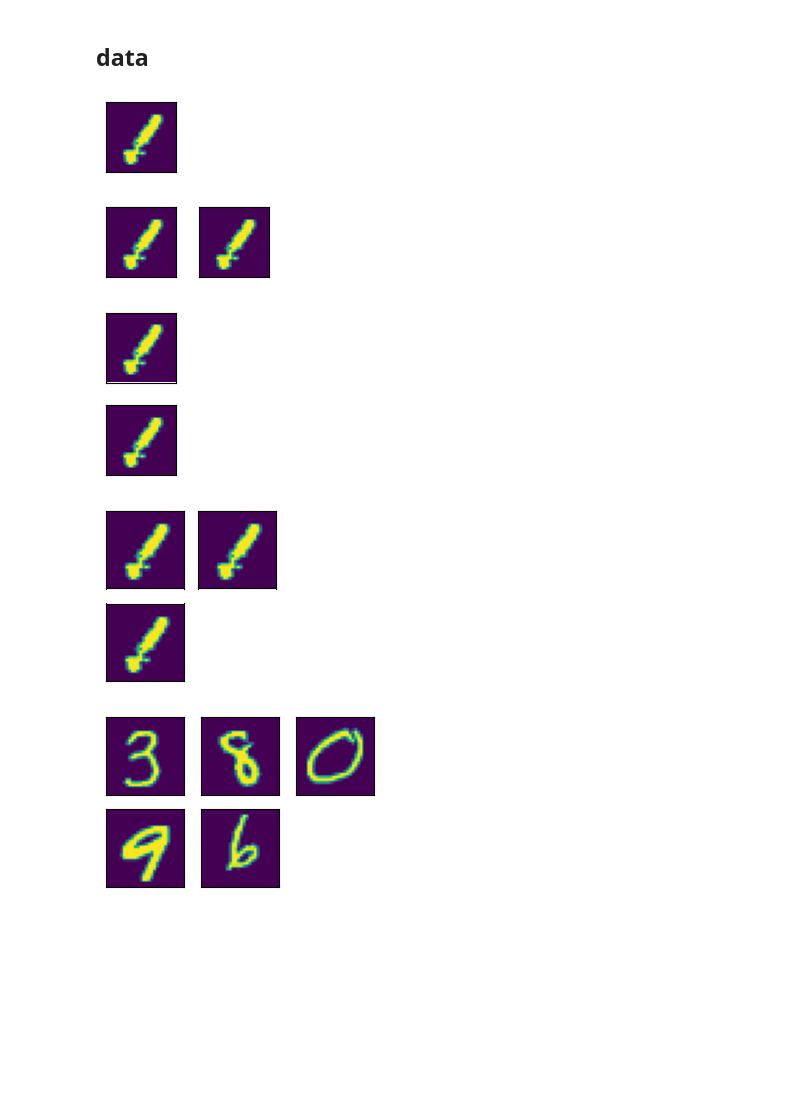
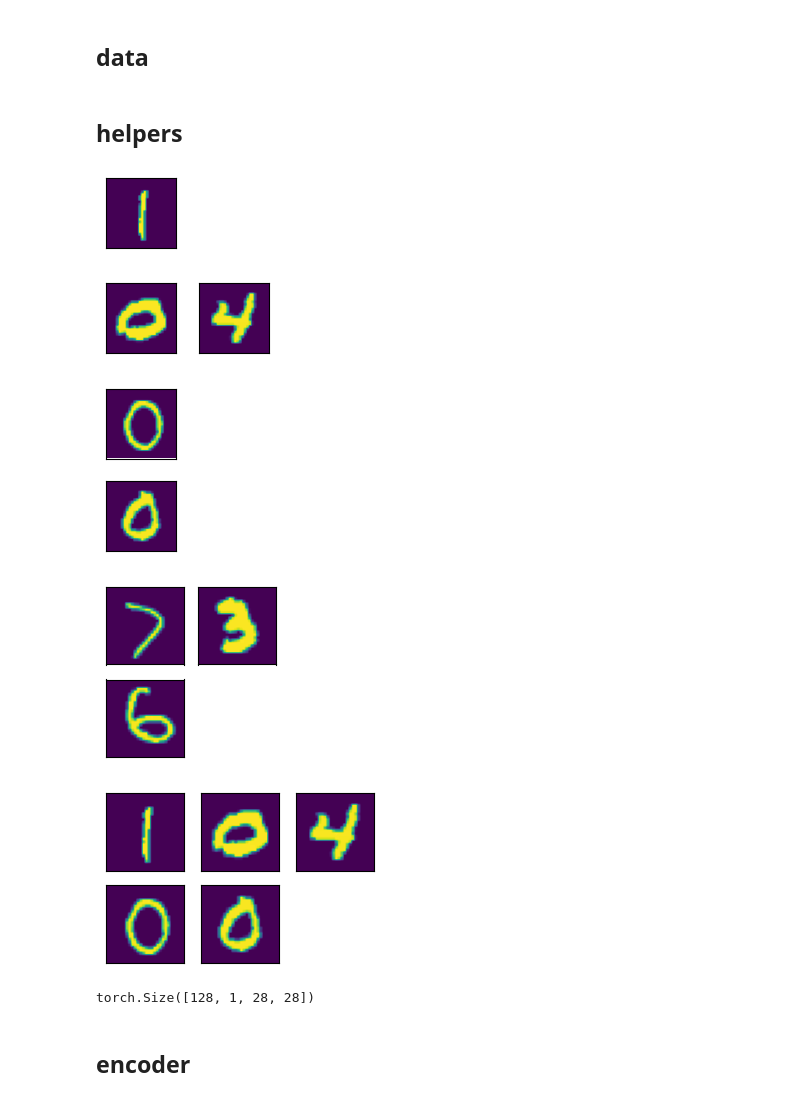
Before and after one commit to peluche/ViT, a Jupyter notebook: vit.ipynb, the cells around one changed output. Cells and saved outputs as stored; diff of their text form; code cells hidden in the pictures; blank space fills up the shorter version.

```diff
--- a/vit.ipynb
+++ b/vit.ipynb
@@ -74,18 +36,5 @@ data_test = torch.utils.data.DataLoader(
     torchvision.datasets.MNIST('./data', transform=torchvision.transforms.ToTensor(), download=True, train=False),
     batch_size=128,
     shuffle=True)
-# %%
-# test plot function
-img = next(iter(data))[0][0]
-plot(img, block_size=1)
-plot(img, img, block_size=1)
-plot(img, img, n_col=1, block_size=1)
-plot(img, img, img, n_col=2, block_size=1)
-imgs = next(iter(data))[0][:5]
-plot(imgs, n_col=3, block_size=1)
-# %% [output]
-[figure, removed]
-[figure, removed]
-[figure, removed]
-[figure, removed]
-[figure, removed]
+# %% [markdown]
+## helpers
@@ -91,0 +92,23 @@ plot(imgs, n_col=3, block_size=1)
+# %%
+# test plot function
+def test_plot(scale=1):
+    imgs = next(iter(data))[0]
+    plot(imgs[0], block_size=scale)
+    plot(imgs[1], imgs[2], block_size=scale)
+    plot(imgs[3], imgs[4], n_col=scale, block_size=scale)
+    plot(imgs[5], imgs[6], imgs[7], n_col=2, block_size=scale)
+    plot(imgs[:5], n_col=3, block_size=scale)
+
+test_plot()
+# %% [output]
+[figure, added]
+[figure, added]
+[figure, added]
+[figure, added]
+[figure, added]
+# %%
+next(iter(data))[0].shape
+# %% [output]
+torch.Size([128, 1, 28, 28])
+# %% [markdown]
+## encoder
```
Also changed, not shown: parts of 12 cells of this notebook.
